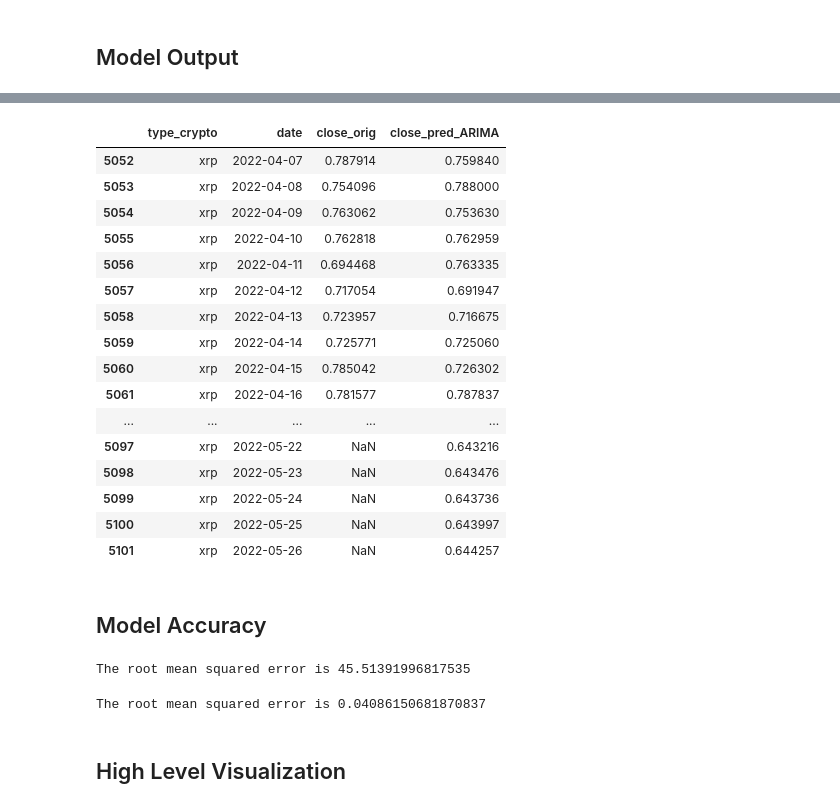
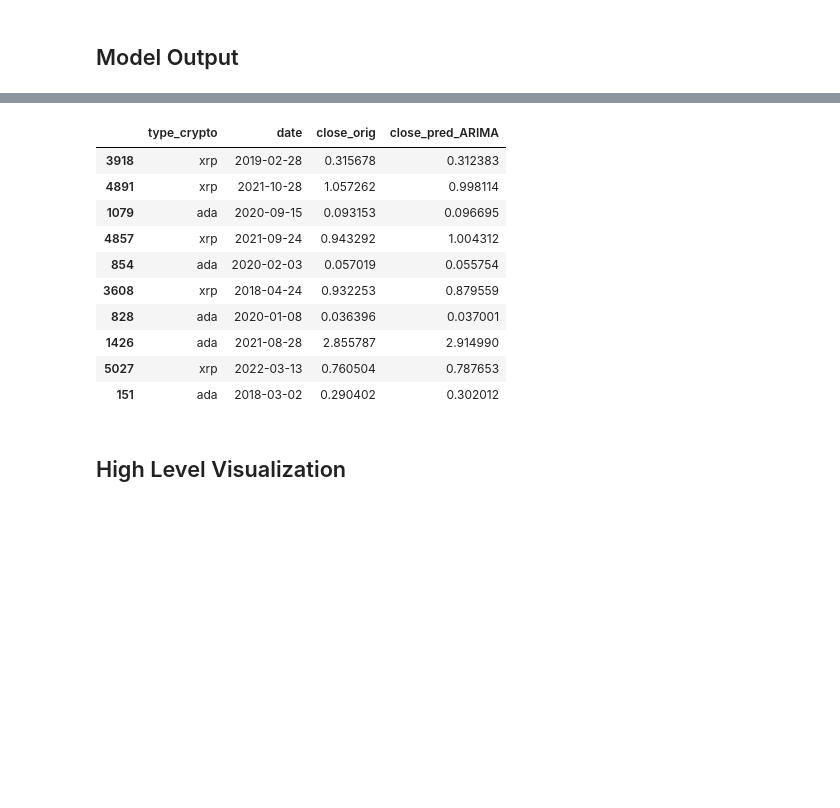
Before and after one commit to chabrian/crypto-predictor-model, a Jupyter notebook: MachineLearning/ARIMAModelCombined.ipynb, the cells around one changed output, grey strips where cells are left out. Drawn from its saved outputs; the diff is of its cells as text; code cells hidden in the pictures; blank space fills up the shorter version.

```diff
--- a/MachineLearning/ARIMAModelCombined.ipynb
+++ b/MachineLearning/ARIMAModelCombined.ipynb
@@ -91,6 +91,22 @@ def ARIMApricepredict(df, dt, crypto_name='NA'):
     X = df[['date_orig','close_']]
     # set index to time series
     X.set_index('date_orig', inplace=True)
+
+    #split into train and test
+    X_train = X.iloc[:-dt_days,:]
+    X_test = X.iloc[-dt_days:,:]
+
+    # run model for accuracy metrics
+    ARIMAmodel_test = ARIMA(X_train, order = (2,2,1))
+    ARIMAmodel_test = ARIMAmodel_test.fit()
+    model_accuracy_df = pd.DataFrame(X_test,columns=['close_'])
+    model_accuracy_df['close_pred'] = ARIMAmodel_test.predict(start = X_test.index[0], end = X_test.index[-1])
+    # Accuracy by Root Ream Squared Error
+    rmse = np.mean((model_accuracy_df['close_pred'] - model_accuracy_df['close_'])**2)**.5
+    print(f'The root mean squared error for {crypto_name} at {dt_days} days is {rmse}')
+    #Accuracy by Mean Absolute Percentage Error
+    mape = np.mean(np.abs((model_accuracy_df['close_pred'] - model_accuracy_df['close_'])/np.abs(model_accuracy_df['close_'])))
+    print(f'The mean absolute percentage error for {crypto_name} at {dt_days} days is {mape}')
 
     # time series model
     ARIMAmodel = ARIMA(X, order = (2,2,1))
@@ -202,38 +192,17 @@ predict_df_60_day.tail(50)
 # %%
-predict_df_30_day.tail(50)
+predict_df_30_day.sample(10)
 # %% [output]
 |  | type_crypto | date | close_orig | close_pred_ARIMA |
-| 5052 | xrp | 2022-04-07 | 0.787914 | 0.759840 |
-| 5053 | xrp | 2022-04-08 | 0.754096 | 0.788000 |
-| 5054 | xrp | 2022-04-09 | 0.763062 | 0.753630 |
-| 5055 | xrp | 2022-04-10 | 0.762818 | 0.762959 |
-| 5056 | xrp | 2022-04-11 | 0.694468 | 0.763335 |
-| 5057 | xrp | 2022-04-12 | 0.717054 | 0.691947 |
-| 5058 | xrp | 2022-04-13 | 0.723957 | 0.716675 |
-| 5059 | xrp | 2022-04-14 | 0.725771 | 0.725060 |
-| 5060 | xrp | 2022-04-15 | 0.785042 | 0.726302 |
-| 5061 | xrp | 2022-04-16 | 0.781577 | 0.787837 |
-| ... | ... | ... | ... | ... |
-| 5097 | xrp | 2022-05-22 | NaN | 0.643216 |
-| 5098 | xrp | 2022-05-23 | NaN | 0.643476 |
-| 5099 | xrp | 2022-05-24 | NaN | 0.643736 |
-| 5100 | xrp | 2022-05-25 | NaN | 0.643997 |
-| 5101 | xrp | 2022-05-26 | NaN | 0.644257 |
+| 3918 | xrp | 2019-02-28 | 0.315678 | 0.312383 |
+| 4891 | xrp | 2021-10-28 | 1.057262 | 0.998114 |
+| 1079 | ada | 2020-09-15 | 0.093153 | 0.096695 |
+| 4857 | xrp | 2021-09-24 | 0.943292 | 1.004312 |
+| 854 | ada | 2020-02-03 | 0.057019 | 0.055754 |
+| 3608 | xrp | 2018-04-24 | 0.932253 | 0.879559 |
+| 828 | ada | 2020-01-08 | 0.036396 | 0.037001 |
+| 1426 | ada | 2021-08-28 | 2.855787 | 2.914990 |
+| 5027 | xrp | 2022-03-13 | 0.760504 | 0.787653 |
+| 151 | ada | 2018-03-02 | 0.290402 | 0.302012 |
-# %% [markdown]
-## Model Accuracy
-# %%
-# Accuracy by Root Ream Squared Error
-rmse = np.mean((predict_df_30_day['close_pred_ARIMA'] - predict_df_30_day['close_orig'])**2)**.5
-print(f'The root mean squared error is {rmse}')
-# %% [output]
-The root mean squared error is 45.51391996817535
-# %%
-#Accuracy by Mean Absolute Percentage Error
-
-mape = np.mean(np.abs((predict_df_30_day['close_pred_ARIMA'] - predict_df_30_day['close_orig'])/np.abs(predict_df_30_day['close_orig'])))
-print(f'The root mean squared error is {mape}')
-# %% [output]
-The root mean squared error is 0.04086150681870837
 # %% [markdown]
 ## High Level Visualization
 # %%
```
Also changed, not shown: parts of 10 cells of this notebook.
